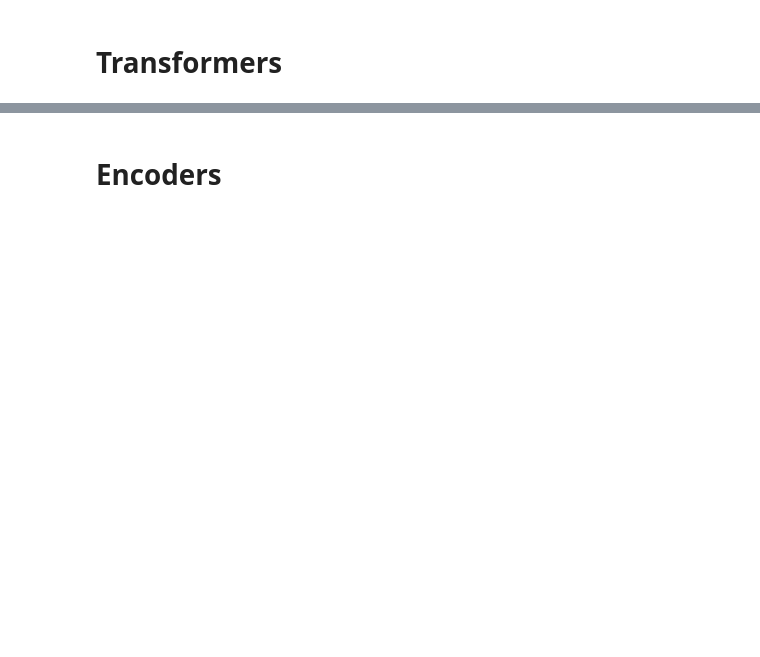
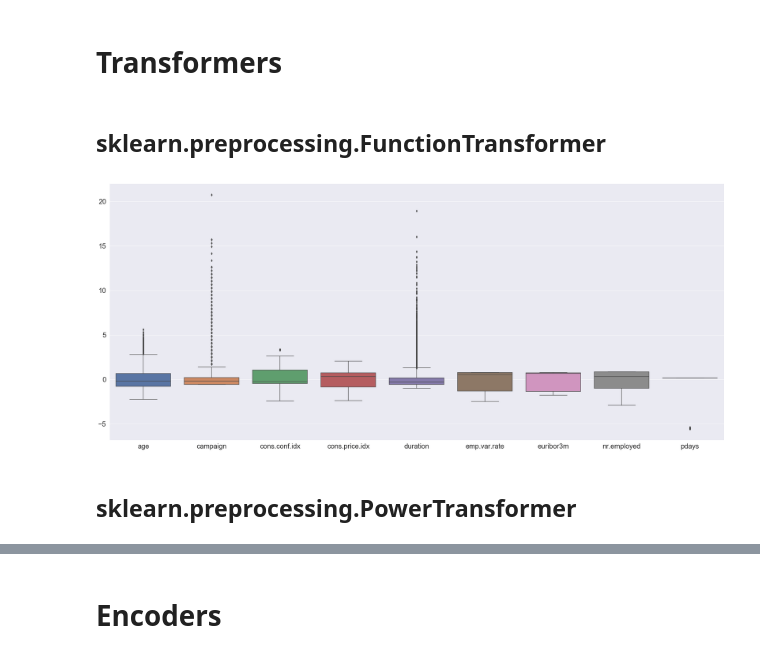
Before and after one commit to IooHooI/DATA_PREPARATION, a Jupyter notebook: notebooks/FEATURE_PROCESSING.ipynb, the cells around one changed output, grey strips where cells are left out. Cells and saved outputs as stored; diff of their text form; code cells hidden in the pictures; blank space fills up the shorter version.

```diff
--- a/notebooks/FEATURE_PROCESSING.ipynb
+++ b/notebooks/FEATURE_PROCESSING.ipynb
@@ -671,2 +678,22 @@ plt.show()
 # %% [markdown]
 # Transformers
+# %% [markdown]
+## sklearn.preprocessing.FunctionTransformer
+# %%
+def all_but_last_column(X):
+    return X[:, :-1]
+# %%
+function_transformer = FunctionTransformer(all_but_last_column)
+# %%
+numericals_with_median_imputed_standard_scaled_without_last_column = pd.DataFrame(
+    function_transformer.fit_transform(numericals_with_median_imputed_standard_scaled),
+    columns=numerical_features[:-1]
+)
+# %%
+plt.figure(figsize=(35, 15))
+sns.boxplot(data=numericals_with_median_imputed_standard_scaled_without_last_column)
+plt.show()
+# %% [output]
+[figure, added]
+# %% [markdown]
+## sklearn.preprocessing.PowerTransformer
```
Also changed, not shown: parts of 93 cells of this notebook.
